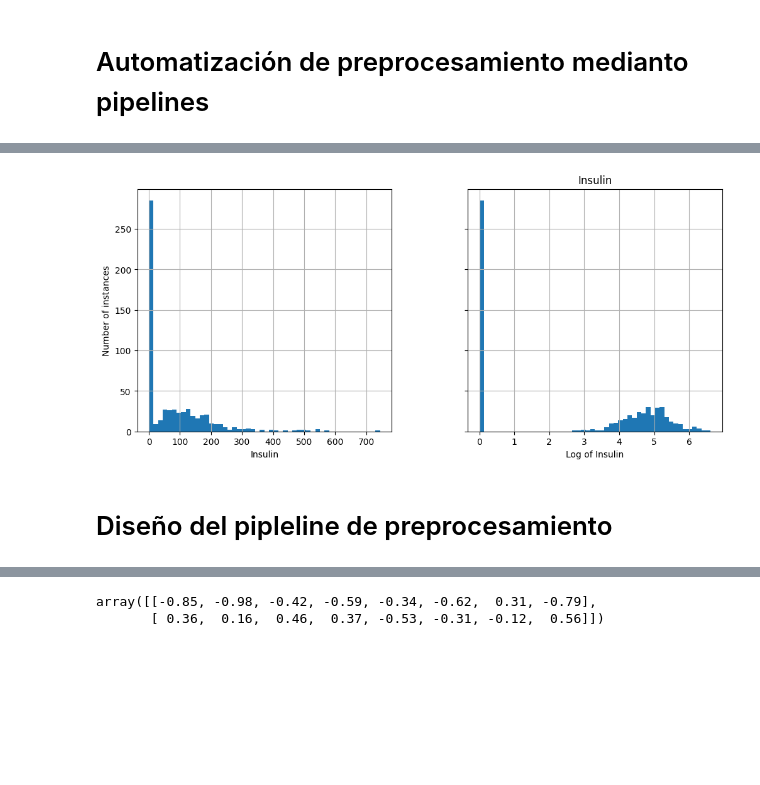
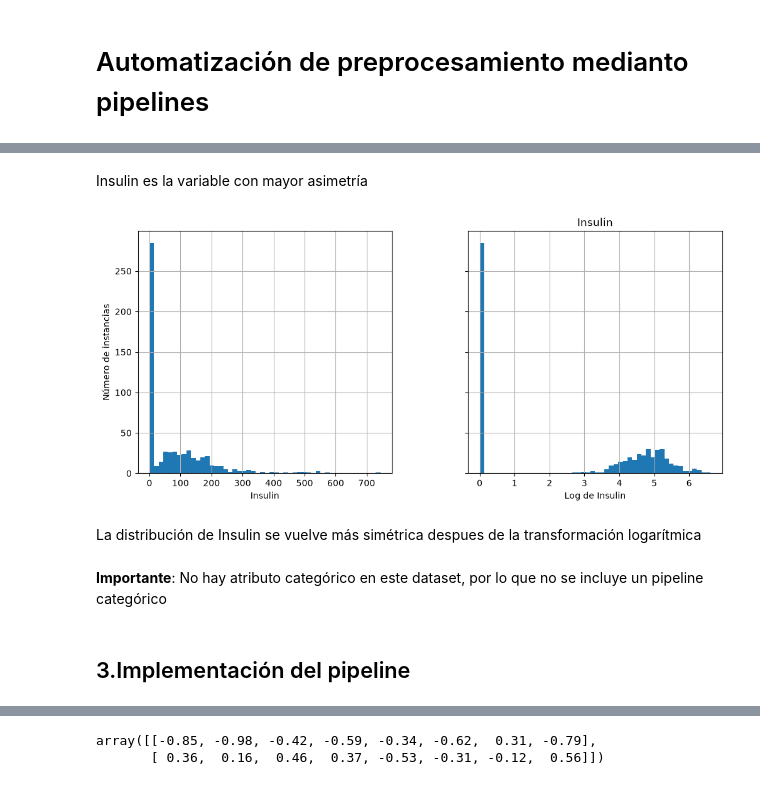
Before and after one commit to LuciaSaravia/Aprendizaje-Automatico, a Jupyter notebook: TP2_pipelines_grupo_5.ipynb, the cells around one changed output, grey strips where cells are left out. Drawn from its saved outputs; the diff is of its cells as text; code cells hidden in the pictures; blank space fills up the shorter version.

```diff
--- a/TP2_pipelines_grupo_5.ipynb
+++ b/TP2_pipelines_grupo_5.ipynb
@@ -24,24 +85,28 @@ d_labels = train_set["Outcome"].copy()
+# %% [markdown]
+Insulin es la variable con mayor asimetría
 # %%
 from sklearn.preprocessing import FunctionTransformer
 #creamos un transformador
 log_transformer = FunctionTransformer(
     np.log1p,
     inverse_func=np.expm1, #calcula la inversa (que es lo que queremos )
     feature_names_out="one-to-one" #el nombre de las caracteristicas 1 a 1
 )
-log_pop = log_transformer.fit_transform(d_train[["Insulin"]])
+log_insulin = log_transformer.fit_transform(d_train[["Insulin"]])
+
+fig, axs = plt.subplots(1, 2, figsize=(12, 5), sharey=True)
+d_train["Insulin"].hist(ax=axs[0], bins=50)
+log_insulin.hist(ax=axs[1], bins=50)
+axs[0].set_xlabel("Insulin")
+axs[1].set_xlabel("Log de Insulin")
+axs[0].set_ylabel("Número de instancias")
+
+plt.show()
+# %% [output]
+[figure, added]
-# %%
-fig, axs = plt.subplots(1, 2, figsize=(12, 5), sharey=True)
-
-d_train["Insulin"].hist(ax=axs[0], bins=50)
-log_pop.hist(ax=axs[1], bins=50)
-
-axs[0].set_xlabel("Insulin")
-axs[1].set_xlabel("Log of Insulin")
-axs[0].set_ylabel("Number of instances")
-
-plt.show()
-# %% [output]
-[figure, removed]
-# %% [markdown]
-# Diseño del pipleline de preprocesamiento
+# %% [markdown]
+La distribución de Insulin se vuelve más simétrica despues de la transformación logarítmica
+# %% [markdown]
+**Importante**: No hay atributo categórico en este dataset, por lo que no se incluye un pipeline categórico
+# %% [markdown]
+## 3.Implementación del pipeline
```
Also changed, not shown: parts of 17 cells of this notebook.
